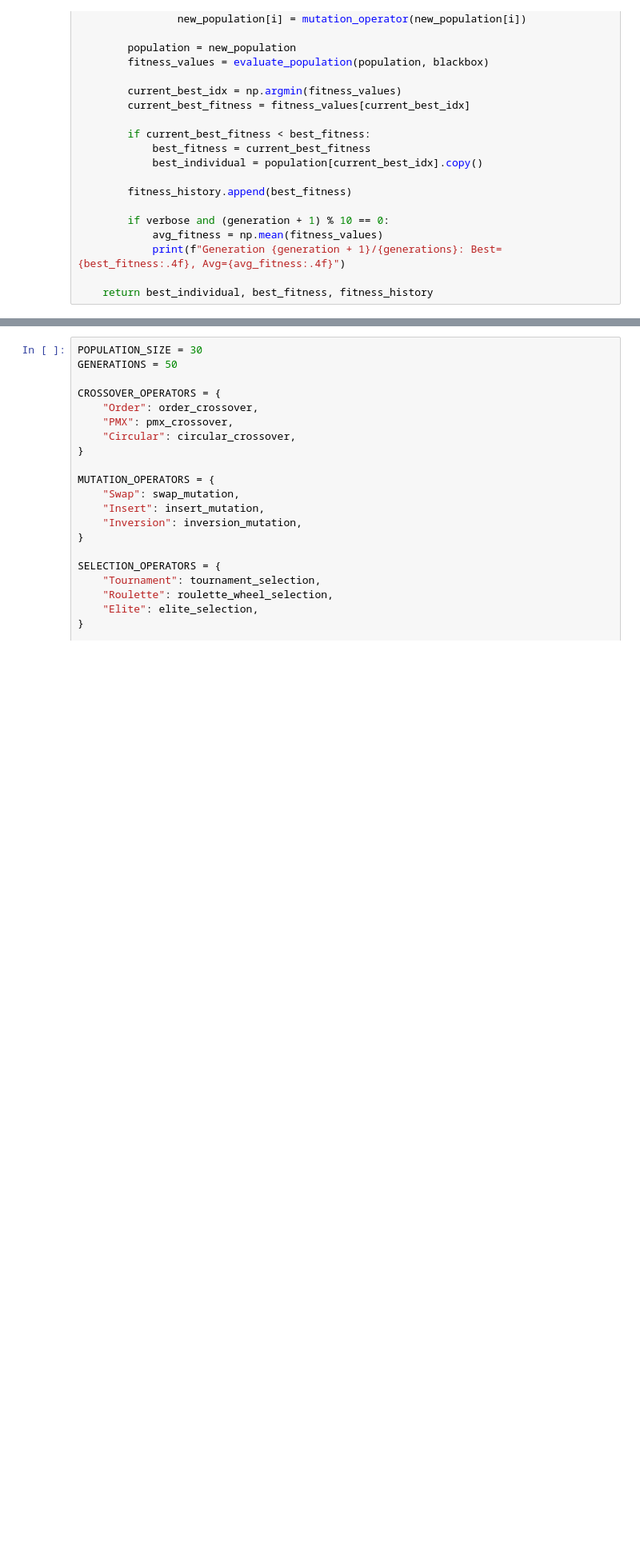
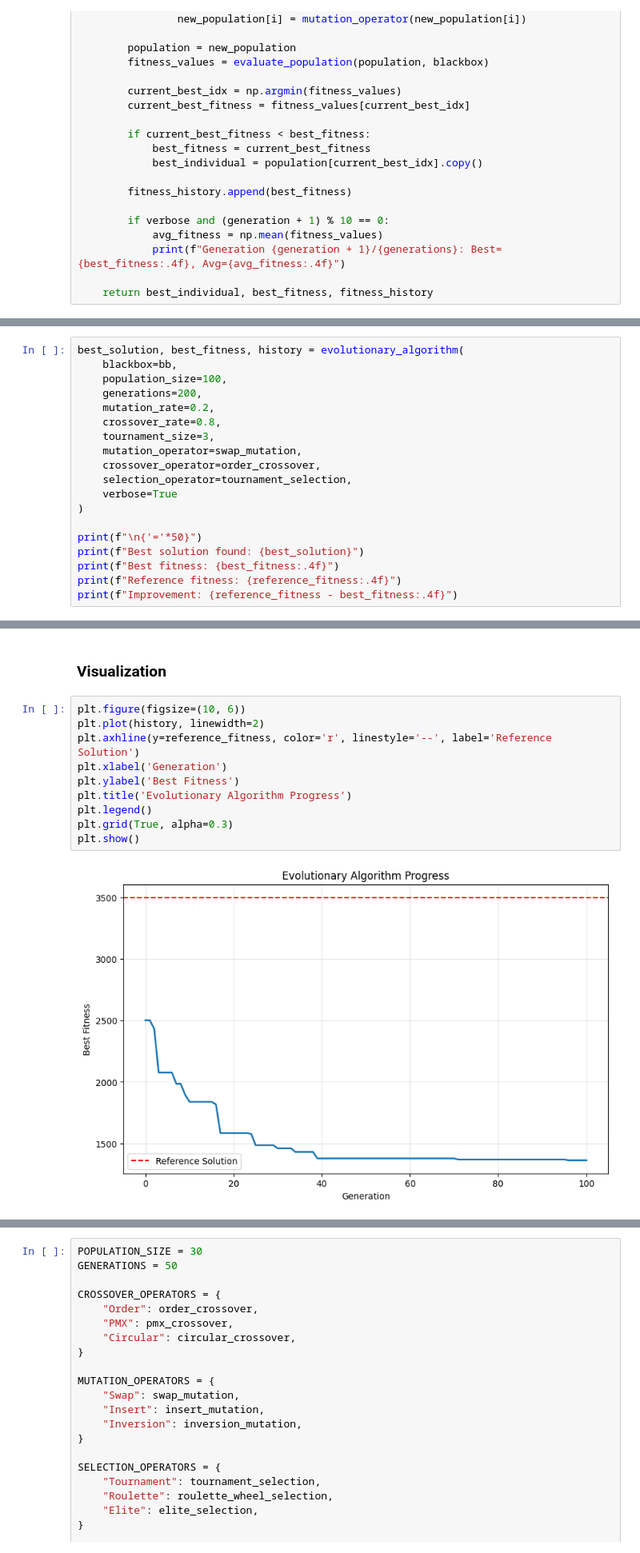
Before and after one commit to SimonLuttmann/odm_group11, a Jupyter notebook: sheet4/evolutionary_algorithms.ipynb, the cells around one changed output, grey strips where cells are left out. Shown at 80% size. Drawn from its saved outputs; the diff is of its cells as text; blank space fills up the shorter version.

```diff
--- a/sheet4/evolutionary_algorithms.ipynb
+++ b/sheet4/evolutionary_algorithms.ipynb
@@ -415,0 +406,19 @@ Systematic evaluation of all operator combinations and hyperparameters
+# %%
+best_solution, best_fitness, history = evolutionary_algorithm(
+    blackbox=bb,
+    population_size=100,
+    generations=200,
+    mutation_rate=0.2,
+    crossover_rate=0.8,
+    tournament_size=3,
+    mutation_operator=swap_mutation,
+    crossover_operator=order_crossover,
+    selection_operator=tournament_selection,
+    verbose=True
+)
+
+print(f"\n{'='*50}")
+print(f"Best solution found: {best_solution}")
+print(f"Best fitness: {best_fitness:.4f}")
+print(f"Reference fitness: {reference_fitness:.4f}")
+print(f"Improvement: {reference_fitness - best_fitness:.4f}")
@@ -415,0 +434,14 @@ Systematic evaluation of all operator combinations and hyperparameters
+# %% [markdown]
+### Visualization
+# %%
+plt.figure(figsize=(10, 6))
+plt.plot(history, linewidth=2)
+plt.axhline(y=reference_fitness, color='r', linestyle='--', label='Reference Solution')
+plt.xlabel('Generation')
+plt.ylabel('Best Fitness')
+plt.title('Evolutionary Algorithm Progress')
+plt.legend()
+plt.grid(True, alpha=0.3)
+plt.show()
+# %% [output]
+[figure, added]
```
Also changed, not shown: parts of 11 cells of this notebook, 17 other files.
